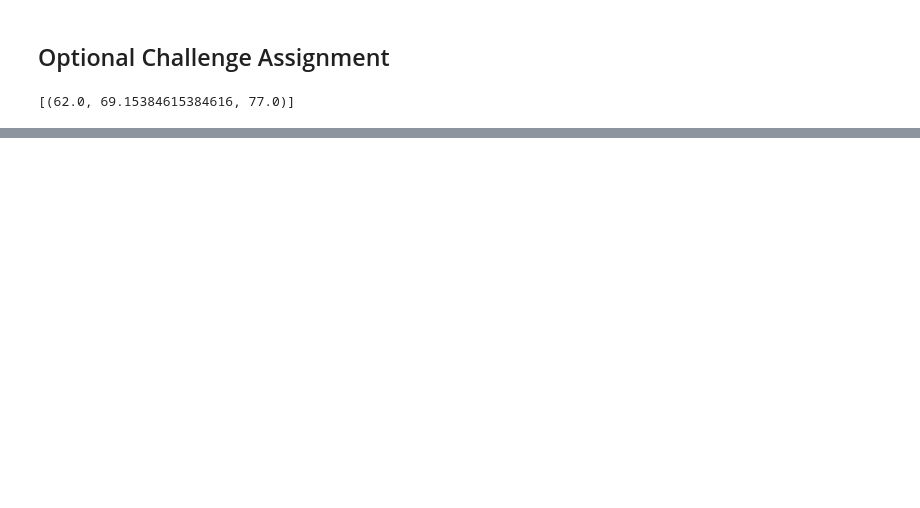
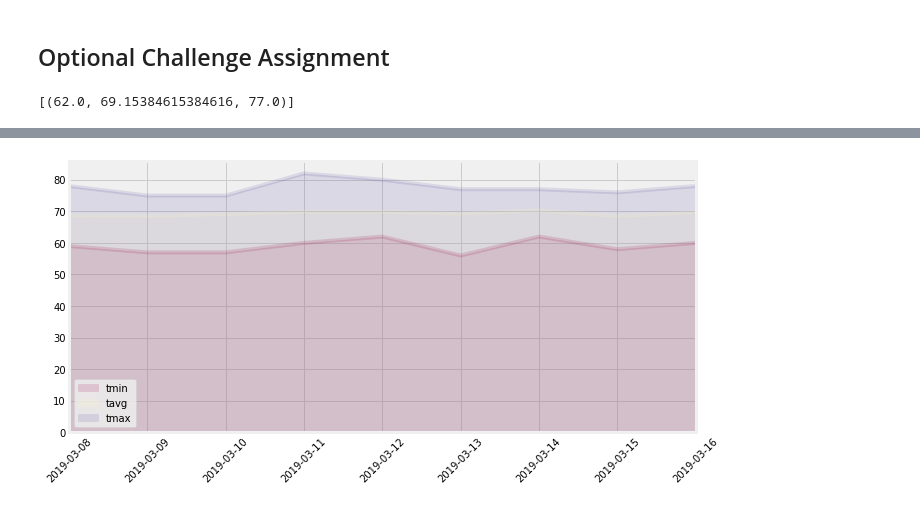
Before and after one commit to bethanylindberg/SMU_Data_Science, a Jupyter notebook: Week 10/climate_starter.ipynb, the cells around one changed output, grey strips where cells are left out. Drawn from its saved outputs; the diff is of its cells as text; code cells hidden in the pictures; blank space fills up the shorter version.

```diff
--- a/Week 10/climate_starter.ipynb
+++ b/Week 10/climate_starter.ipynb
@@ -267,3 +276,6 @@ daily_normals("01-01")
 # %%
 # Plot the daily normals as an area plot with `stacked=False`
+cmap = cm.get_cmap('Spectral')
+dfnorm.plot(kind='area',stacked=False,rot=45,figsize=(10,5),alpha=.15,grid=True,colormap=cmap)
+plt.savefig(".\\Output\\temparea.png")
 # %% [output]
@@ -271,0 +282 @@ daily_normals("01-01")
+[figure, added]
```
Also changed, not shown: parts of 20 cells of this notebook, 4 other files.
